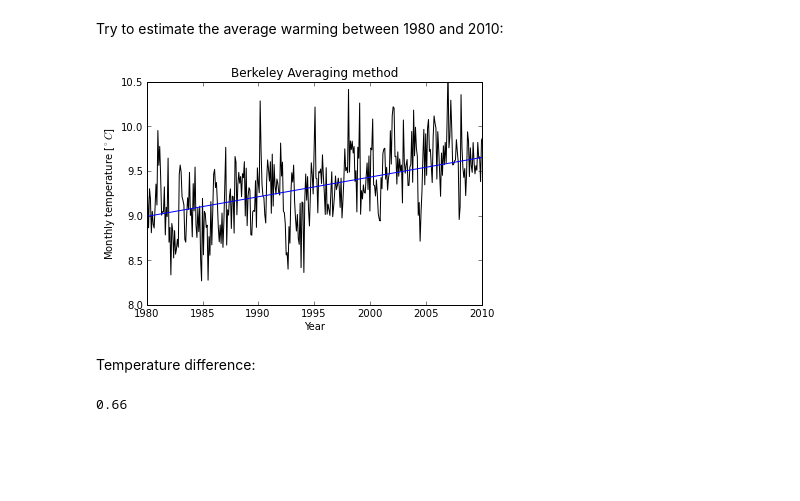
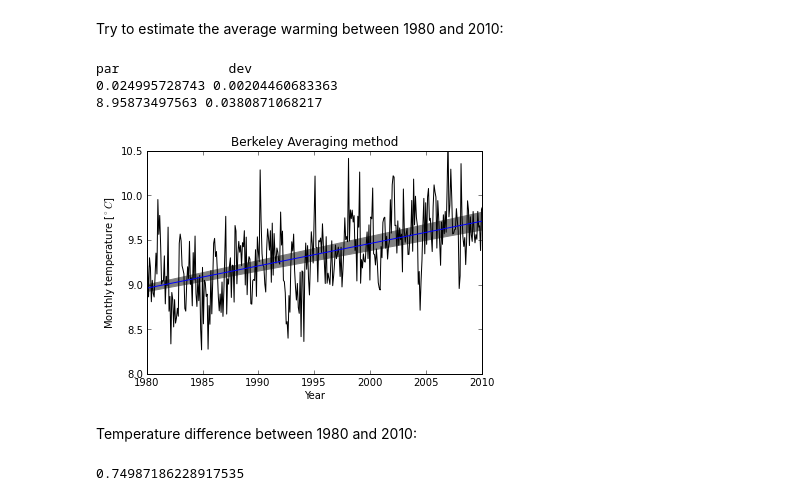
Before and after one commit to certik/climate, a Jupyter notebook: Berkeley Earth Temperature.ipynb, the cells around one changed output. Saved outputs shown, nothing was run; the diff lists cells and outputs as text; code cells hidden in the pictures; blank space fills up the shorter version.

```diff
--- a/Berkeley Earth Temperature.ipynb
+++ b/Berkeley Earth Temperature.ipynb
@@ -96,21 +96,38 @@ grid();
 [figure]
 # %% [markdown]
 Try to estimate the average warming between 1980 and 2010:
+# %%
+from scipy.optimize import curve_fit
+idx1980 = sum(years < 1980)
+idx2010 = sum(years < 2010)
+Y0 = 1980
+def f(x, a, b):
+    return a*(x-Y0)+b
+(a, b), pcov = curve_fit(f, years[idx1980:idx2010], temp[idx1980:idx2010], p0=(1, 1), sigma=unc[idx1980:idx2010])
+adev = sqrt(pcov[0, 0])
+bdev = sqrt(pcov[1, 1])
+print "par              dev"
+print a, adev
+print b, bdev
+# %% [output]
+par              dev
+0.024995728743 0.00204460683363
+8.95873497563 0.0380871068217
 # %%
 plot(years, temp, "k-")
 xlabel("Year")
 ylabel("Monthly temperature [$^\circ C$]")
 title("Berkeley Averaging method")
-dTdt = 0.22 # C / decade
-plot(years, (years-1980)*dTdt/10+0.2+T0)
+plot(years, a*(years-Y0)+b)
+fill_between(years, (a+adev)*(years-Y0)+b+bdev, (a-adev)*(years-Y0)+b-bdev, color="gray")
 xlim([1980, 2010])
 ylim([8, 10.5]);
 # %% [output]
-[figure, old version]
+[figure, new version]
 # %% [markdown]
-Temperature difference:
+Temperature difference between 1980 and 2010:
-# %%
-dT = dTdt * 3 # 3 decades
-dT
-# %% [output]
-0.66
+# %%
+dT = a * 30 # "a" is C/year, so we multiply by 30 years
+dT
+# %% [output]
+0.74987186228917535
```
